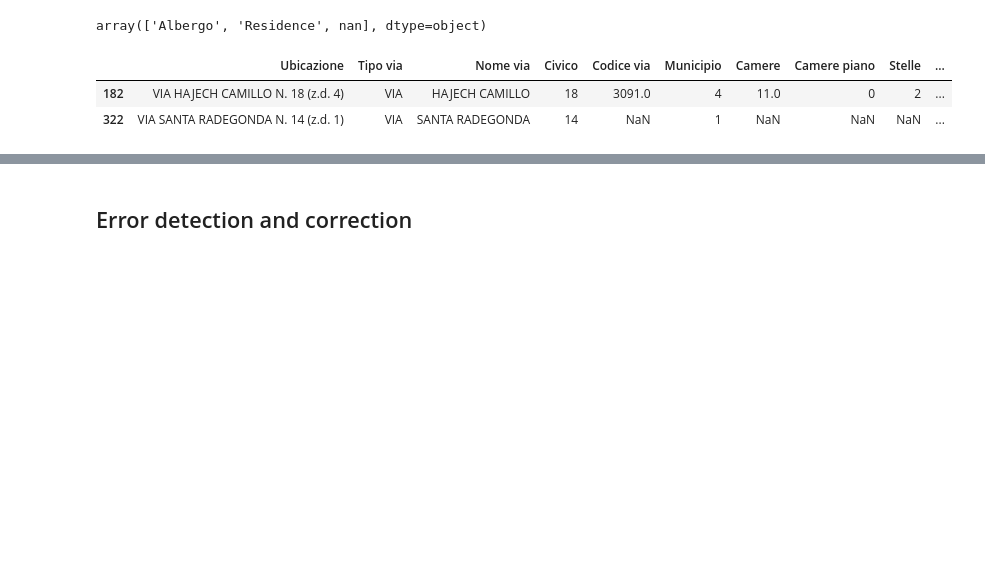
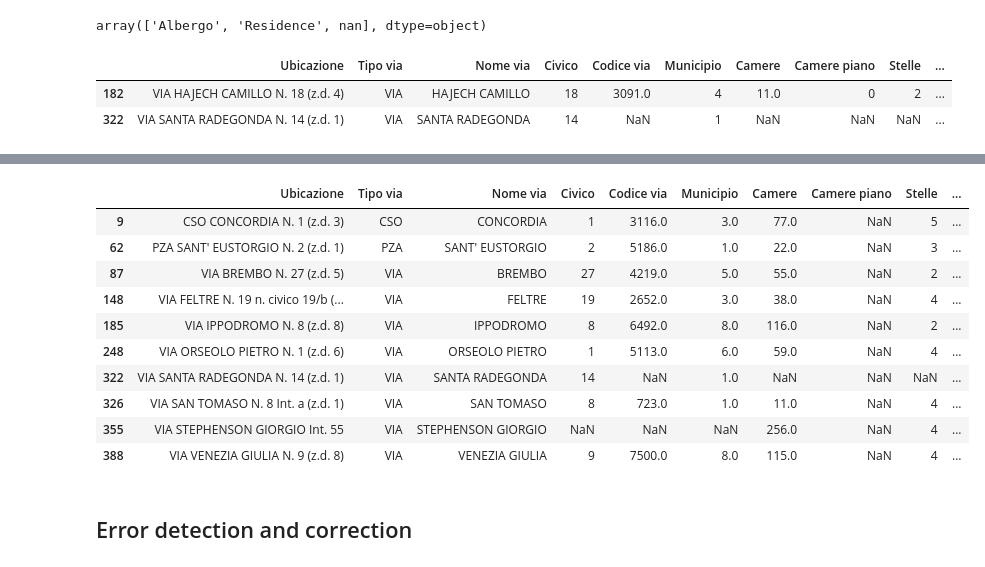
Before and after one commit to silviamacchi/DataQuality_project, a Jupyter notebook: Script_Sveva.ipynb, the cells around one changed output, grey strips where cells are left out. Saved outputs shown, nothing was run; the diff lists cells and outputs as text; code cells hidden in the pictures; blank space fills up the shorter version.

```diff
--- a/Script_Sveva.ipynb
+++ b/Script_Sveva.ipynb
@@ -425,0 +522,10 @@ data[data['Tipo struttura'].isna()]
+# %%
+key_cols = ["Tipo via", "Nome via"]
+
+# 2. Raggruppa il DataFrame in base alle colonne chiave e calcola il primo
+#    valore non nullo di "Codice via" all'interno di ciascun gruppo.
+#    Il metodo transform('first') propaga questo valore a tutte le righe del gruppo.
+codice_via_propagato = data.groupby(key_cols)["Codice via"].transform('first')
+
+# 3. Usa i valori propagati per riempire (fillna) i NaN nella colonna originale.
+data["Codice via"] = data["Codice via"].fillna(codice_via_propagato)
@@ -426,3 +544,17 @@ data[data['Tipo struttura'].isna()]
+# %%
+data[data["Insegna"].isnull()]
+# %% [output]
+|  | Ubicazione | Tipo via | Nome via | Civico | Codice via | Municipio | Camere | Camere piano | Stelle | ... |
+| 9 | CSO CONCORDIA N. 1 (z.d. 3) | CSO | CONCORDIA | 1 | 3116.0 | 3.0 | 77.0 | NaN | 5 | ... |
+| 62 | PZA SANT' EUSTORGIO N. 2 (z.d. 1) | PZA | SANT' EUSTORGIO | 2 | 5186.0 | 1.0 | 22.0 | NaN | 3 | ... |
+| 87 | VIA BREMBO N. 27 (z.d. 5) | VIA | BREMBO | 27 | 4219.0 | 5.0 | 55.0 | NaN | 2 | ... |
+| 148 | VIA FELTRE N. 19 n. civico 19/b (... | VIA | FELTRE | 19 | 2652.0 | 3.0 | 38.0 | NaN | 4 | ... |
+| 185 | VIA IPPODROMO N. 8 (z.d. 8) | VIA | IPPODROMO | 8 | 6492.0 | 8.0 | 116.0 | NaN | 2 | ... |
+| 248 | VIA ORSEOLO PIETRO N. 1 (z.d. 6) | VIA | ORSEOLO PIETRO | 1 | 5113.0 | 6.0 | 59.0 | NaN | 4 | ... |
+| 322 | VIA SANTA RADEGONDA N. 14 (z.d. 1) | VIA | SANTA RADEGONDA | 14 | NaN | 1.0 | NaN | NaN | NaN | ... |
+| 326 | VIA SAN TOMASO N. 8 Int. a (z.d. 1) | VIA | SAN TOMASO | 8 | 723.0 | 1.0 | 11.0 | NaN | 4 | ... |
+| 355 | VIA STEPHENSON GIORGIO Int. 55 | VIA | STEPHENSON GIORGIO | NaN | NaN | NaN | 256.0 | NaN | 4 | ... |
+| 388 | VIA VENEZIA GIULIA N. 9 (z.d. 8) | VIA | VENEZIA GIULIA | 9 | 7500.0 | 8.0 | 115.0 | NaN | 4 | ... |
 # %% [markdown]
 ## Error detection and correction
 # %% [markdown]
```
Also changed, not shown: parts of 19 cells of this notebook, 1 other file.
